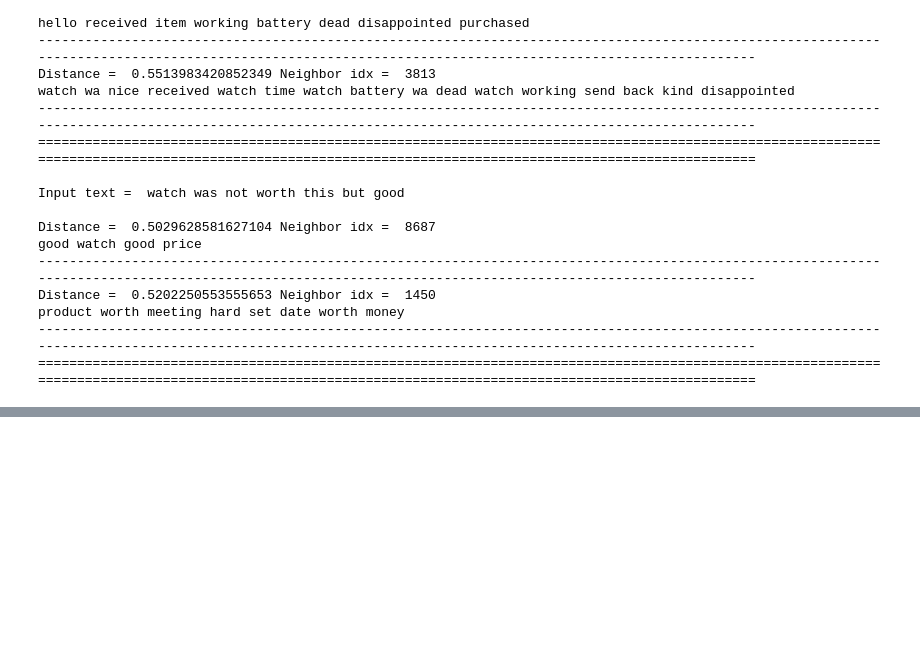
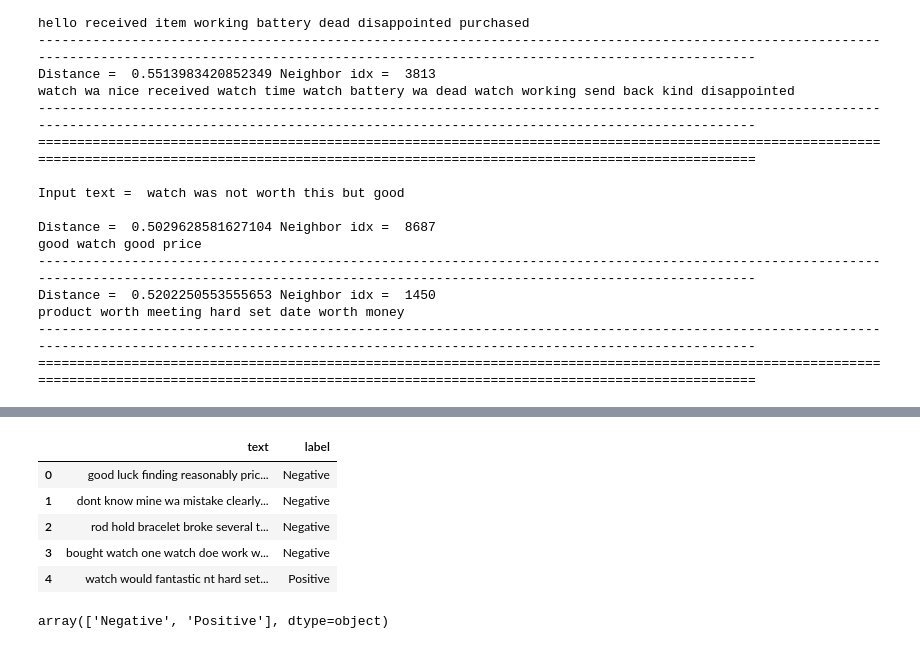
Before and after one commit to JeromeMberia/user_review_analysis, a Jupyter notebook: user_review_analysis.ipynb, the cells around one changed output, grey strips where cells are left out. Cells and saved outputs as stored; diff of their text form; code cells hidden in the pictures; blank space fills up the shorter version.

```diff
--- a/user_review_analysis.ipynb
+++ b/user_review_analysis.ipynb
@@ -991,0 +1010,14 @@ product worth meeting hard set date worth money
+# %%
+new.columns = ['text', 'label']
+new.head()
+# %% [output]
+|  | text | label |
+| 0 | good luck finding reasonably pric... | Negative |
+| 1 | dont know mine wa mistake clearly... | Negative |
+| 2 | rod hold bracelet broke several t... | Negative |
+| 3 | bought watch one watch doe work w... | Negative |
+| 4 | watch would fantastic nt hard set... | Positive |
+# %%
+new.label.unique()
+# %% [output]
+array(['Negative', 'Positive'], dtype=object)
```
Also changed, not shown: parts of 22 cells of this notebook.
